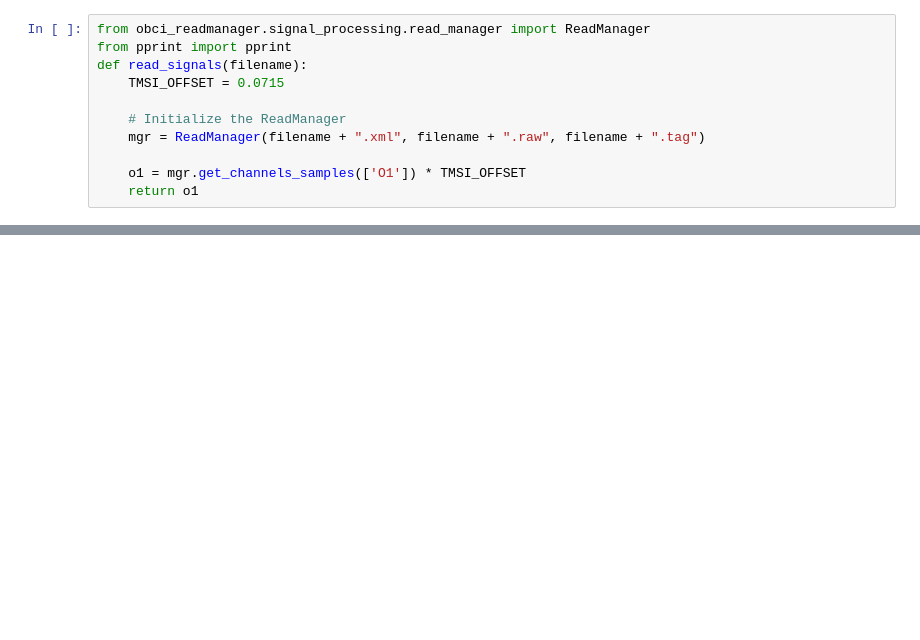
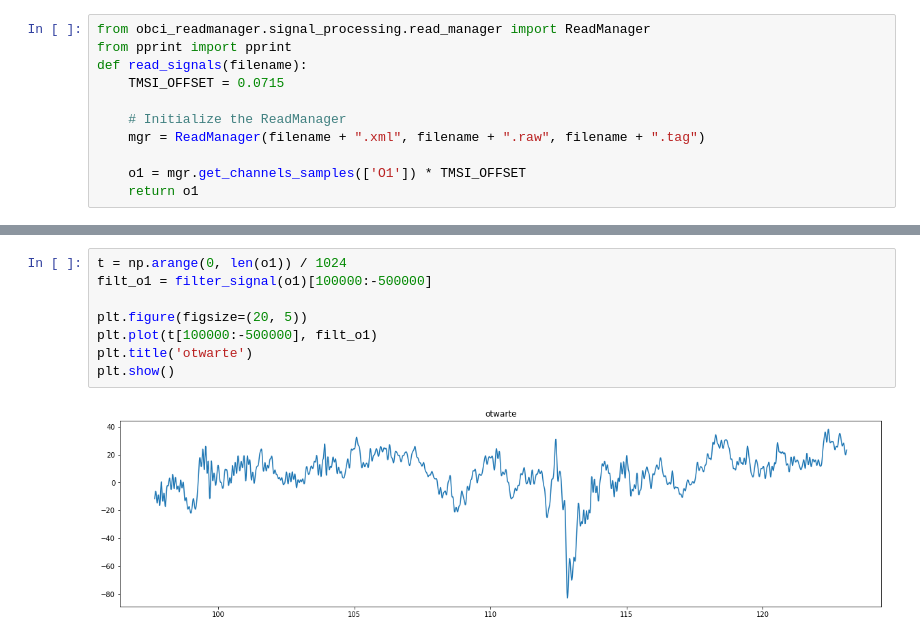
Before and after one commit to PPierzc/PracowniaEEG, a Jupyter notebook: autocorrelate/Cw1.ipynb, the cells around one changed output, grey strips where cells are left out. Cells and saved outputs as stored; diff of their text form; blank space fills up the shorter version.

```diff
--- a/autocorrelate/Cw1.ipynb
+++ b/autocorrelate/Cw1.ipynb
@@ -83 +99,11 @@ plt.show()
+# %%
+t = np.arange(0, len(o1)) / 1024
+filt_o1 = filter_signal(o1)[100000:-500000]
+
+plt.figure(figsize=(20, 5))
+plt.plot(t[100000:-500000], filt_o1)
+plt.title('otwarte')
+plt.show()
+# %% [output]
+[figure, added]
 # %%
```
Also changed, not shown: parts of 14 cells of this notebook.
